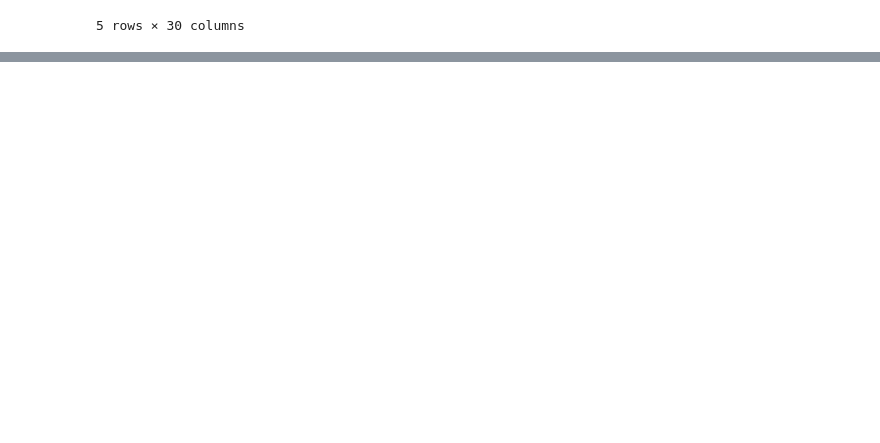
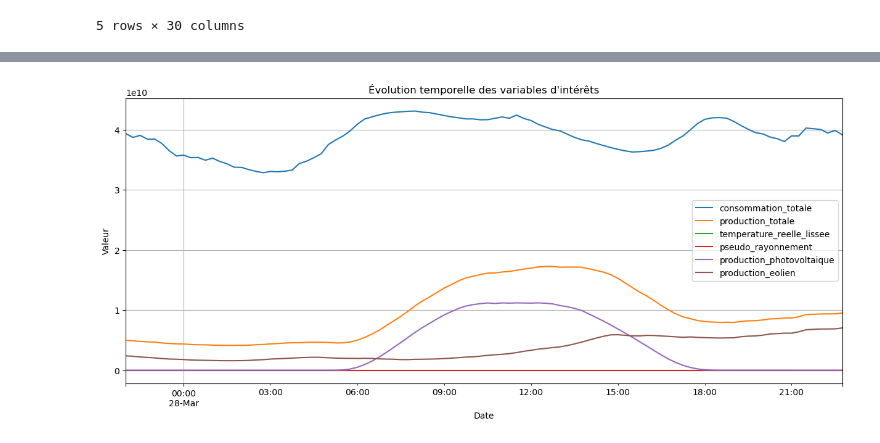
Before and after one commit to rachidsahli/predis, a Jupyter notebook: notebooks/analyse_exploratoire.ipynb, the cells around one changed output, grey strips where cells are left out. Drawn from its saved outputs; the diff is of its cells as text; code cells hidden in the pictures; blank space fills up the shorter version.

```diff
--- a/notebooks/analyse_exploratoire.ipynb
+++ b/notebooks/analyse_exploratoire.ipynb
@@ -25,0 +69,4 @@ df.head()
+# %%
+# Convertion des types de variables
+df["horodate"] = pd.to_datetime(df["horodate"])
+df["mois"] = df["mois"].astype(int)
@@ -25,0 +96,11 @@ df.head()
+# %%
+# Visualisation des colonnes d'intérêts
+inter = [
+    "consommation_totale", "production_totale", "temperature_reelle_lissee",
+    "pseudo_rayonnement", "production_photovoltaique", "production_eolien"
+]
+
+for col in inter:
+    sns.histplot(df[col], kde=True)
+    plt.title(f"Distribution de {col}")
+    plt.show()
@@ -25,0 +114,9 @@ df.head()
+# %%
+df.set_index("horodate")[inter].plot(figsize=(15, 6))
+plt.title("Évolution temporelle des variables d'intérêts")
+plt.xlabel("Date")
+plt.ylabel("Valeur")
+plt.grid(True)
+plt.show()
+# %% [output]
+[figure, added]
```
Also changed, not shown: parts of 8 cells of this notebook.
